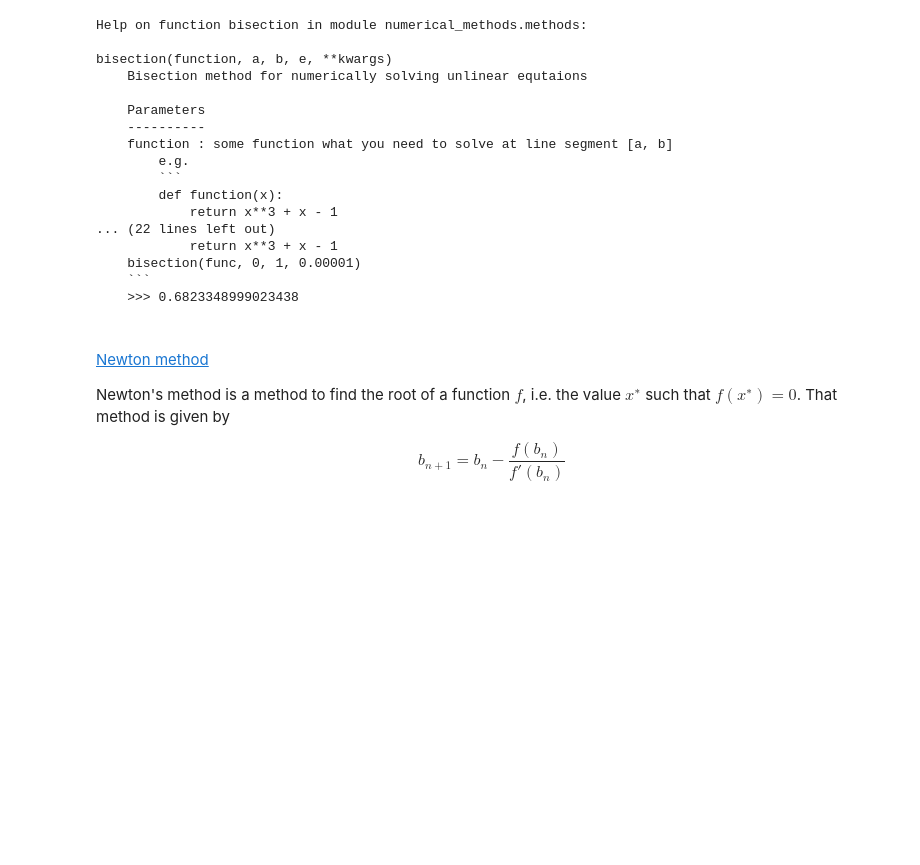
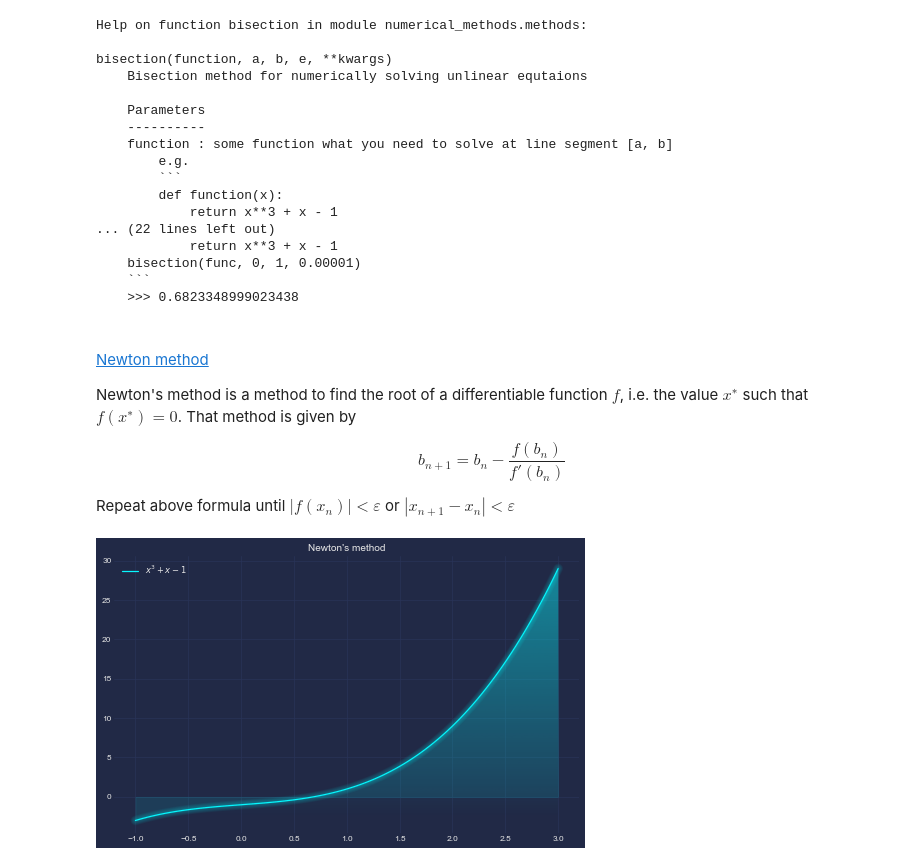
Before and after one commit to dimka-lab/numerical_methods, a Jupyter notebook: examples_numerical_methods.ipynb, the cells around one changed output. Drawn from its saved outputs; the diff is of its cells as text; code cells hidden in the pictures; blank space fills up the shorter version.

Commit message:
added new method

```diff
--- a/examples_numerical_methods.ipynb
+++ b/examples_numerical_methods.ipynb
@@ -204,8 +204,27 @@ bisection(function, a, b, e, **kwargs)
 ####
 [Newton method](https://en.wikipedia.org/wiki/Newton%27s_method)
 
-Newton's method is a method to find the root of a function $f$, i.e. the value $x^∗$ such that $f(x^∗)=0$. That method is given by
+Newton's method is a method to find the root of a differentiable function $f$, i.e. the value $x^∗$ such that $f(x^∗)=0$. That method is given by
 
 $$\displaystyle b_{n+1}= b_n - \frac{ f(b_n)}{f'(b_n)}$$
+
+Repeat above formula until $|f(x_n)| < \varepsilon$ or $|x_{n+1}-x_n| < \varepsilon$
 # %%
 import mplcyberpunk
+
+def func(x):
+            return x**3 + x - 1
+axe_x = np.linspace(-1, 3, 100)
+axe_y = func(axe_x)
+with plt.style.context('cyberpunk'):
+    fig = plt.figure(figsize=(10,6))
+    plt.plot(axe_x, axe_y, label='$x^3+x-1$')
+    plt.legend()
+    plt.title("Newton's method")
+    mplcyberpunk.add_glow_effects()
+    # mplcyberpunk.add_underglow()
+    # mplcyberpunk.make_lines_glow()
+    mplcyberpunk.add_gradient_fill(alpha_gradientglow=0.4)
+    plt.show()
+# %% [output]
+[figure, added]
```
Also changed, not shown: 1 other file.
